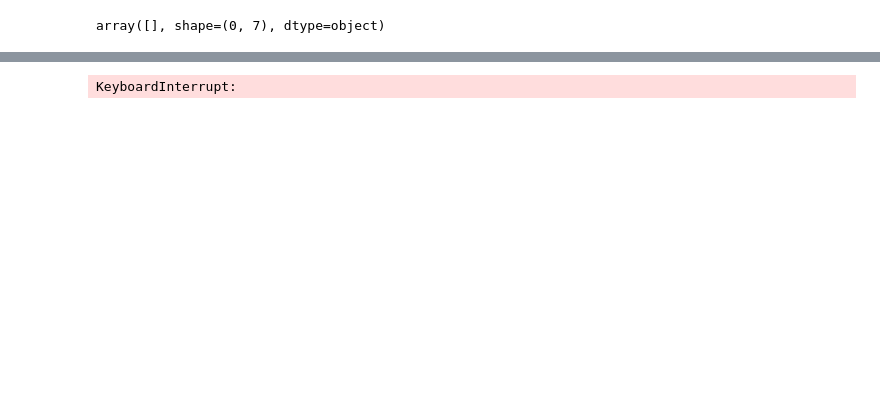
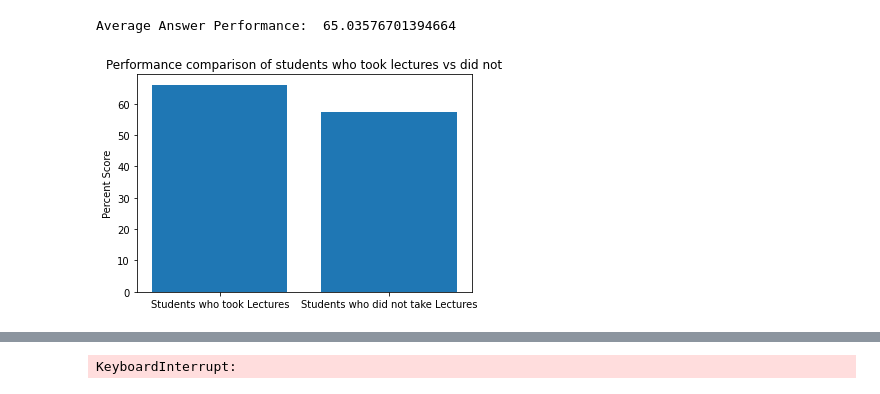
Before and after one commit to dscrawford/CS6364Project, a Jupyter notebook: project.ipynb, the cells around one changed output, grey strips where cells are left out. Cells and saved outputs as stored; diff of their text form; code cells hidden in the pictures; blank space fills up the shorter version.

Commit message:
Data visualization

```diff
--- a/project.ipynb
+++ b/project.ipynb
@@ -55,24 +50,18 @@ def mil_to_sec(val):
 
 train_columns = pd.read_csv(dir + 'train.csv', usecols=req_cols, nrows=1).columns
 t_index = {col: i for (i, col) in enumerate(train_columns)}
-train = pd.read_csv(dir + 'train.csv', usecols=req_cols, dtype=train_dtypes,
+full = pd.read_csv(dir + 'train.csv', usecols=req_cols, dtype=train_dtypes,
                        # converters={'timestamp': mil_to_sec,
                        #             'prior_question_elapsed_time': mil_to_sec},
-                       nrows=10000000).to_numpy()
+                       nrows=1000000).sort_values(by='timestamp')
 # the following lines are kinda cheating since we don't actually have all the data at once
 # train_df = raw_df[raw_df['content_type_id'] == 0]
 # lecture_events_df = raw_df[raw_df['content_type_id'] == 1]
 
 questions_df = pd.read_csv(dir + 'questions.csv')
+questions_df['tags'] = questions_df['tags'].apply(lambda x: [i for i in str(x).split() if i != 'nan'])
 lectures_df = pd.read_csv(dir + 'lectures.csv')
 example_test_df = pd.read_csv(dir + 'example_test.csv')
 
-# train_df = train_df.drop(['content_id', 'content_type_id'], axis=1) # TODO: replace
-
-# we need a way to dummify the user id
-# pd.get_dummies(train_df, columns=['user_id']) # DO NOT TRY THIS IT WILL OVERLOAD RAM
+squestions = full[full['content_type_id'] == 0].reset_index()
+slectures  = full[full['content_type_id'] == 1].reset_index()
-# %%
-prior_col = train[:,t_index['prior_question_elapsed_time']]
-train[prior_col == np.nan]
-# %% [output]
-array([], shape=(0, 7), dtype=object)
@@ -78,0 +74,14 @@ array([], shape=(0, 7), dtype=object)
+# %%
+print('Average Answer Performance: ', squestions['answered_correctly'].mean() * 100)
+# %% [output]
+Average Answer Performance:  65.03576701394664
+# %%
+lecture_student_mean = squestions[squestions['user_id'].isin(slectures['user_id'].unique())]['answered_correctly'].mean() * 100
+no_lecture_student_mean = squestions[~squestions['user_id'].isin(slectures['user_id'].unique())]['answered_correctly'].mean() * 100
+
+plt.bar(['Students who took Lectures', 'Students who did not take Lectures'],[lecture_student_mean, no_lecture_student_mean])
+plt.title('Performance comparison of students who took lectures vs did not')
+plt.ylabel('Percent Score')
+plt.show()
+# %% [output]
+[figure, added]
```
Also changed, not shown: parts of 16 cells of this notebook, 1 other file.
